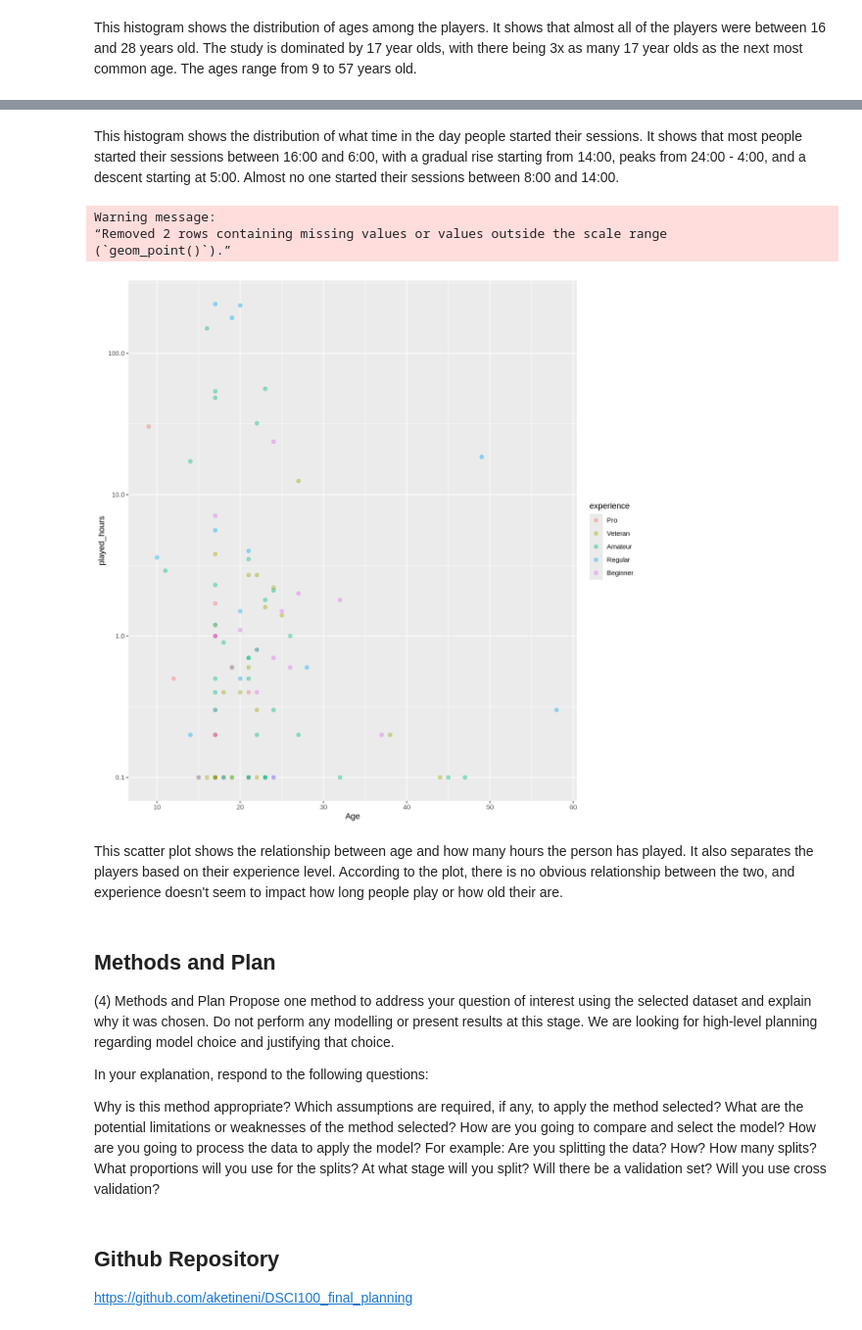
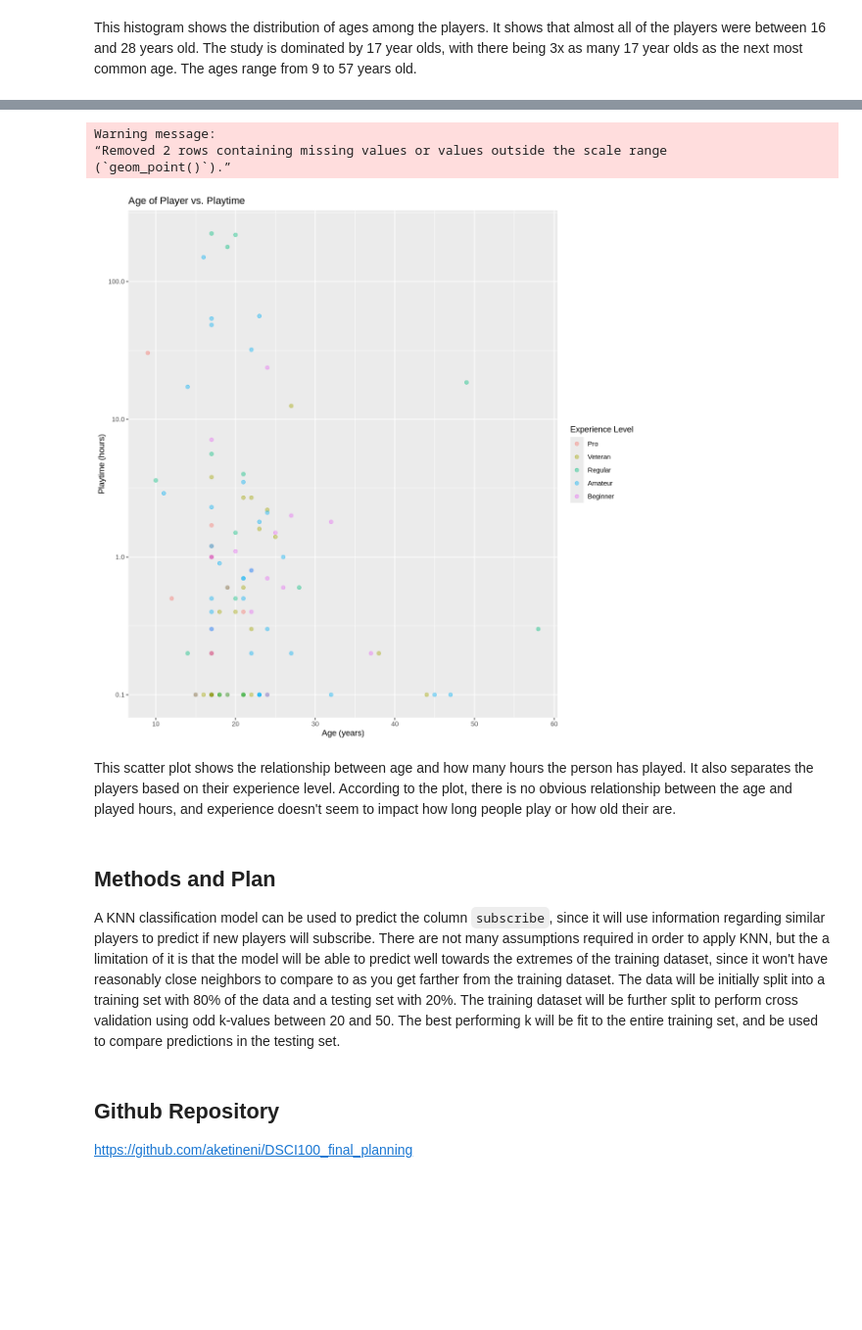
Before and after one commit to aketineni/DSCI100_final_planning, a Jupyter notebook: proposal.ipynb, the cells around one changed output, grey strips where cells are left out. Shown at 98% size. Saved outputs shown, nothing was run; the diff lists cells and outputs as text; code cells hidden in the pictures; blank space fills up the shorter version.

Commit message:
changed question and shortened lots of text. added method and plan

```diff
--- a/proposal.ipynb
+++ b/proposal.ipynb
@@ -46,10 +29,12 @@ An issue with this dataset is there are two observations with NAs in the `end_ti
 # %%
+# converted experience and gender to factor variables to more easily get counts for each option
+
 players <- read_csv(players_url) |>
-    mutate(experience = as_factor(experience),
+    mutate(experience = factor(experience, levels = c("Pro", "Veteran", "Regular", "Amateur", "Beginner")),
           gender = as_factor(gender))
 
+summary(players, digits = 4)
 head(players)
-summary(players, digits = 4)
 # %% [output]
 Rows: 196 Columns: 7
 ── Column specification ────────────────────────────────────────────────────────
@@ -166,32 +117,22 @@ start_time_histo
-# %% [markdown]
-This histogram shows the distribution of what time in the day people started their sessions. It shows that most people started their sessions between 16:00 and 6:00, with a gradual rise starting from 14:00, peaks from 24:00 - 4:00, and a descent starting at 5:00. Almost no one started their sessions between 8:00 and 14:00.
 # %%
 options(repr.plot.width = 10, repr.plot.height = 10)
 hours_vs_age <- players |>
     filter(played_hours > 0) |>
     ggplot(aes(x = Age, y = played_hours, colour = experience)) +
         geom_point(alpha = 0.4, size = 2) +
-        scale_y_log10()
+        scale_y_log10() +
+    labs(title = "Age of Player vs. Playtime", x = "Age (years)", y = "Playtime (hours)", colour = "Experience Level")
 hours_vs_age
 # %% [output]
 Warning message:
 “Removed 2 rows containing missing values or values outside the scale range
 (`geom_point()`).”
-[figure, old version]
+[figure, new version]
 # %% [markdown]
-This scatter plot shows the relationship between age and how many hours the person has played. It also separates the players based on their experience level. According to the plot, there is no obvious relationship between the two, and experience doesn't seem to impact how long people play or how old their are.
+This scatter plot shows the relationship between age and how many hours the person has played. It also separates the players based on their experience level. According to the plot, there is no obvious relationship between the age and played hours, and experience doesn't seem to impact how long people play or how old their are.
 # %% [markdown]
 ## Methods and Plan ##
-(4) Methods and Plan
-Propose one method to address your question of interest using the selected dataset and explain why it was chosen. Do not perform any modelling or present results at this stage. We are looking for high-level planning regarding model choice and justifying that choice.
-
-In your explanation, respond to the following questions:
-
-Why is this method appropriate?
-Which assumptions are required, if any, to apply the method selected?
-What are the potential limitations or weaknesses of the method selected?
-How are you going to compare and select the model?
-How are you going to process the data to apply the model? For example: Are you splitting the data? How? How many splits? What proportions will you use for the splits? At what stage will you split? Will there be a validation set? Will you use cross validation?
+A KNN classification model can be used to predict the column `subscribe`, since it will use information regarding similar players to predict if new players will subscribe. There are not many assumptions required in order to apply KNN, but the a limitation of it is that the model will be able to predict well towards the extremes of the training dataset, since it won't have reasonably close neighbors to compare to as you get farther from the training dataset. The data will be initially split into a training set with 80% of the data and a testing set with 20%. The training dataset will be further split to perform cross validation using odd k-values between 20 and 50. The best performing k will be fit to the entire training set, and be used to compare predictions in the testing set.
 # %% [markdown]
 ## Github Repository ##
 https://github.com/aketineni/DSCI100_final_planning
```
Also changed, not shown: parts of 9 cells of this notebook.
